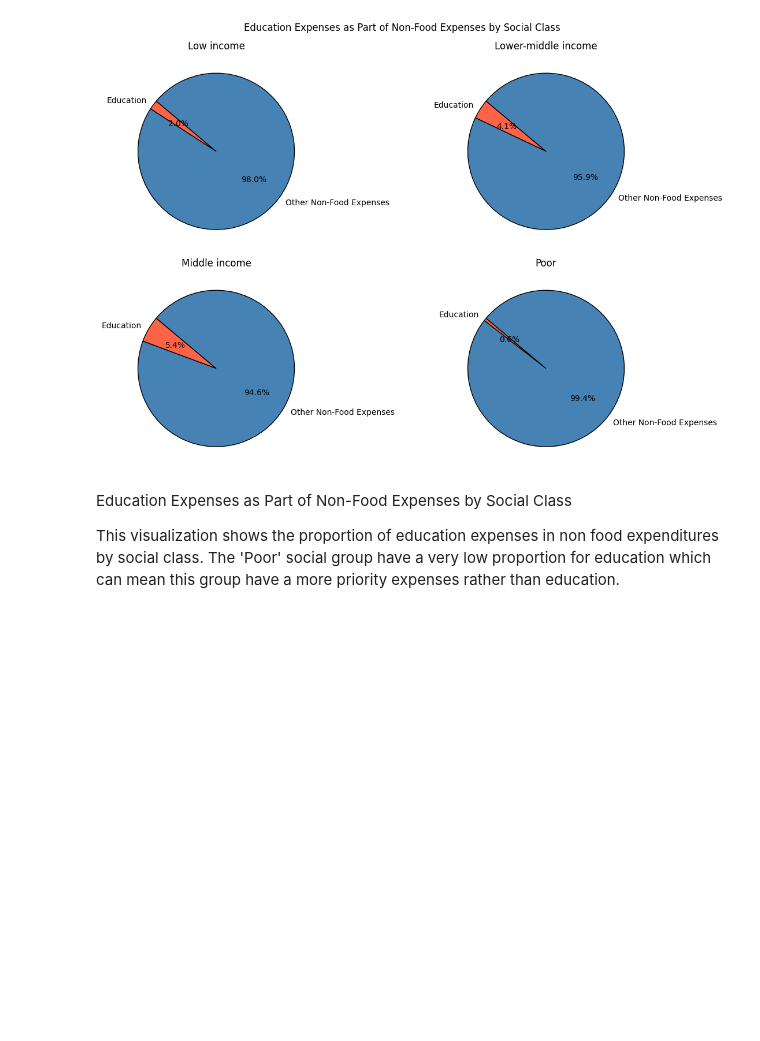
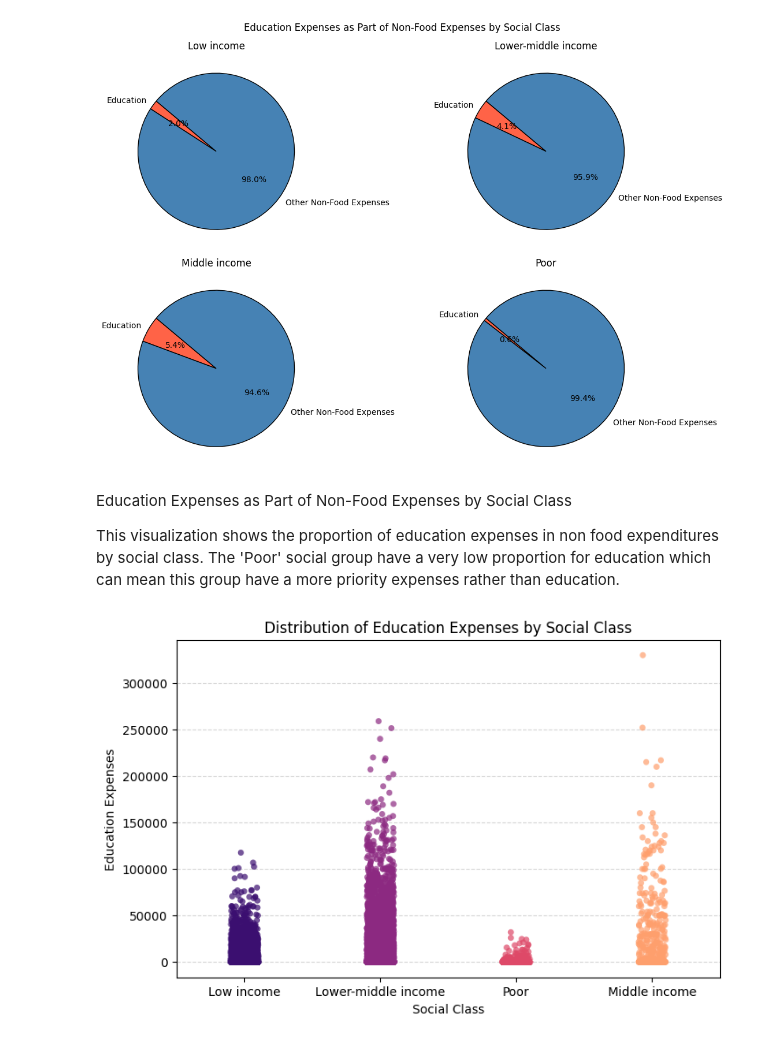
Before and after one commit to JoshuaEntrata/Data-Mining-Prelims-Project, a Jupyter notebook: notebooks/eda/education.ipynb, the cells around one changed output. Drawn from its saved outputs; the diff is of its cells as text; code cells hidden in the pictures; blank space fills up the shorter version.

Commit message:
educ graph 2
Distribution of Education Expenses by Social Class

```diff
--- a/notebooks/eda/education.ipynb
+++ b/notebooks/eda/education.ipynb
@@ -90,3 +82,23 @@ plt.show()
 Education Expenses as Part of Non-Food Expenses by Social Class
 
 This visualization shows the proportion of education expenses in non food expenditures by social class. The 'Poor' social group have a very low proportion for education which can mean this group have a more priority expenses rather than education.
+# %%
+plt.figure(figsize=(8, 5))
+sns.stripplot(
+    x='SOCIAL_CLASS',
+    y='EDUCATION',
+    data=final_fies,
+    palette='magma',
+    hue='SOCIAL_CLASS',
+    jitter=True,        # Adds slight horizontal spread to reduce point overlap
+    alpha=0.7,          # Transparency for better visibility
+    size=5              # Point size for clarity
+)
+
+plt.title('Distribution of Education Expenses by Social Class')
+plt.xlabel('Social Class')
+plt.ylabel('Education Expenses')
+plt.grid(axis='y', linestyle='--', alpha=0.5)  # Improves readability
+plt.show()
+# %% [output]
+[figure, added]
```
Also changed, not shown: parts of 2 cells of this notebook.
